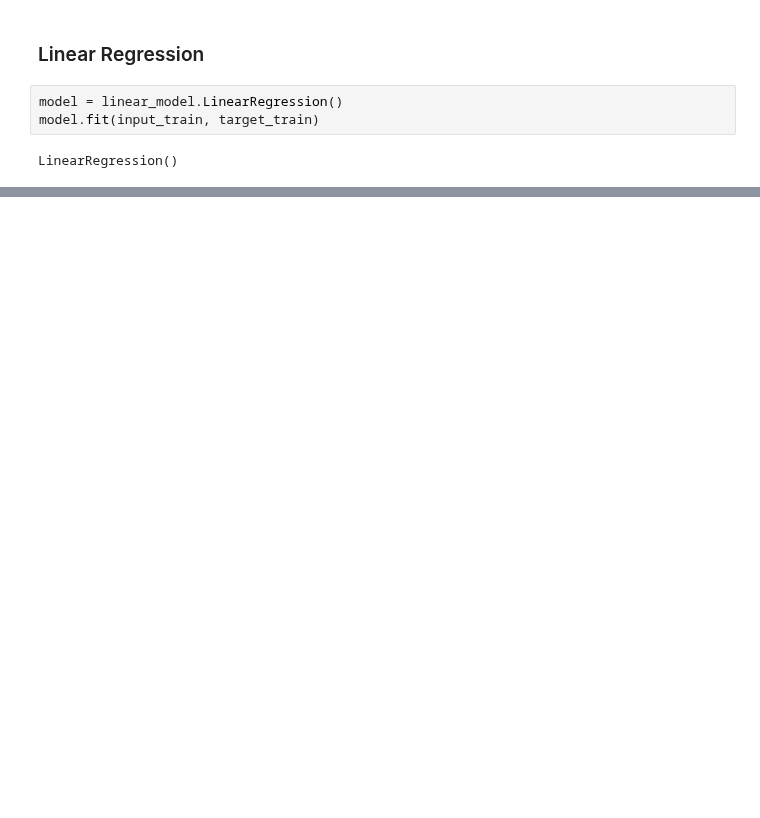
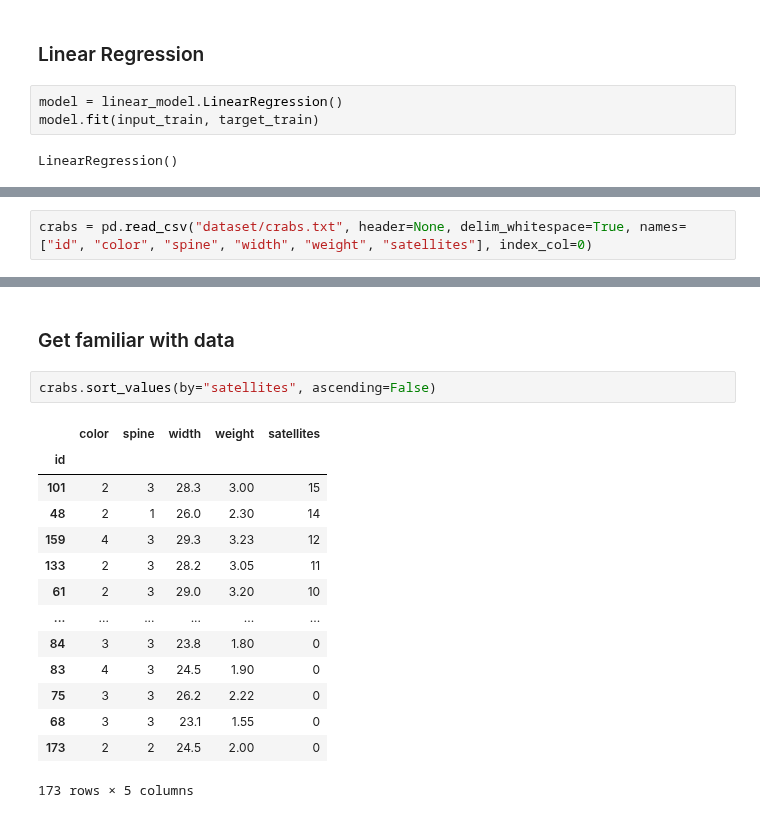
Before and after one commit to u-adrian/PSDA, a Jupyter notebook: 01_Exercise/Aufgabe_3.ipynb, the cells around one changed output, grey strips where cells are left out. Drawn from its saved outputs; the diff is of its cells as text; blank space fills up the shorter version.

```diff
--- a/01_Exercise/Aufgabe_3.ipynb
+++ b/01_Exercise/Aufgabe_3.ipynb
@@ -301,0 +306,2 @@ R2:  0.016660816710377446
+# %%
+crabs = pd.read_csv("dataset/crabs.txt", header=None, delim_whitespace=True, names=["id", "color", "spine", "width", "weight", "satellites"], index_col=0)
@@ -301,0 +318,19 @@ R2:  0.016660816710377446
+# %% [markdown]
+### Get familiar with data
+# %%
+crabs.sort_values(by="satellites", ascending=False)
+# %% [output]
+|  | color | spine | width | weight | satellites |
+| id |  |  |  |  |  |
+| 101 | 2 | 3 | 28.3 | 3.00 | 15 |
+| 48 | 2 | 1 | 26.0 | 2.30 | 14 |
+| 159 | 4 | 3 | 29.3 | 3.23 | 12 |
+| 133 | 2 | 3 | 28.2 | 3.05 | 11 |
+| 61 | 2 | 3 | 29.0 | 3.20 | 10 |
+| ... | ... | ... | ... | ... | ... |
+| 84 | 3 | 3 | 23.8 | 1.80 | 0 |
+| 83 | 4 | 3 | 24.5 | 1.90 | 0 |
+| 75 | 3 | 3 | 26.2 | 2.22 | 0 |
+| 68 | 3 | 3 | 23.1 | 1.55 | 0 |
+| 173 | 2 | 2 | 24.5 | 2.00 | 0 |
+173 rows × 5 columns
```
Also changed, not shown: parts of 13 cells of this notebook.
